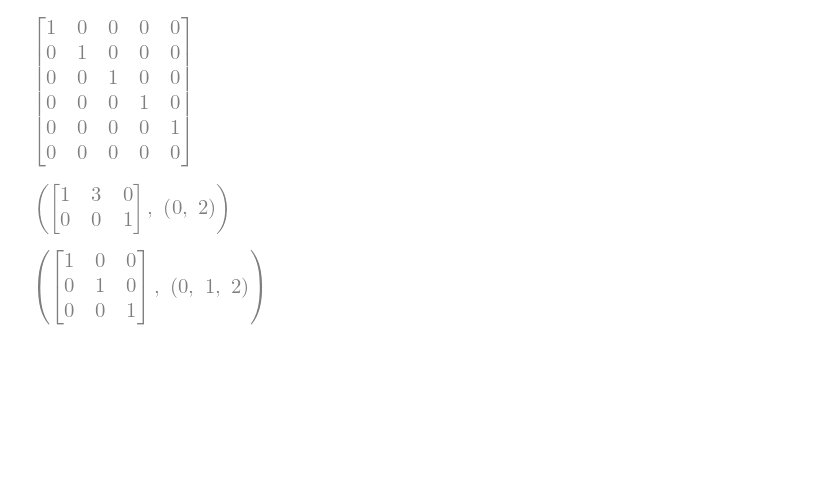
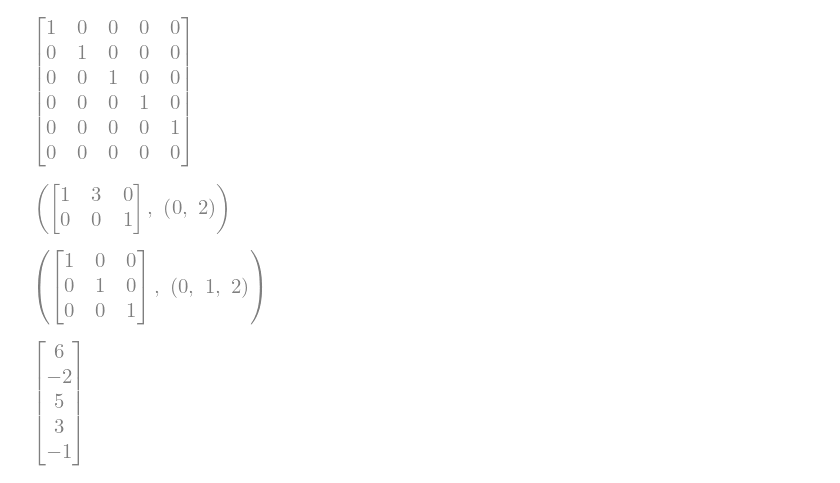
Before and after one commit to RobertTalbert/linalg-diffeq, a Jupyter notebook: lessons/_SCRATCHWORK.ipynb, the cells around one changed output. Saved outputs shown, nothing was run; the diff lists cells and outputs as text; code cells hidden in the pictures; blank space fills up the shorter version.

```diff
--- a/lessons/_SCRATCHWORK.ipynb
+++ b/lessons/_SCRATCHWORK.ipynb
@@ -20,3 +20,11 @@ M = Matrix(3,3,[1,-3,2,1,0,4,1,2,6])
 M.rref()
 # %% [output]
 [figure]
+# %%
+v1 = randMatrix(5,1,-10,10)
+v2 = randMatrix(5,1,-10,10)
+v3 = randMatrix(5,1,-10,10)
+# %%
+v1
+# %% [output]
+[figure, added]
```
Also changed, not shown: parts of 4 cells of this notebook, 1 other file.
